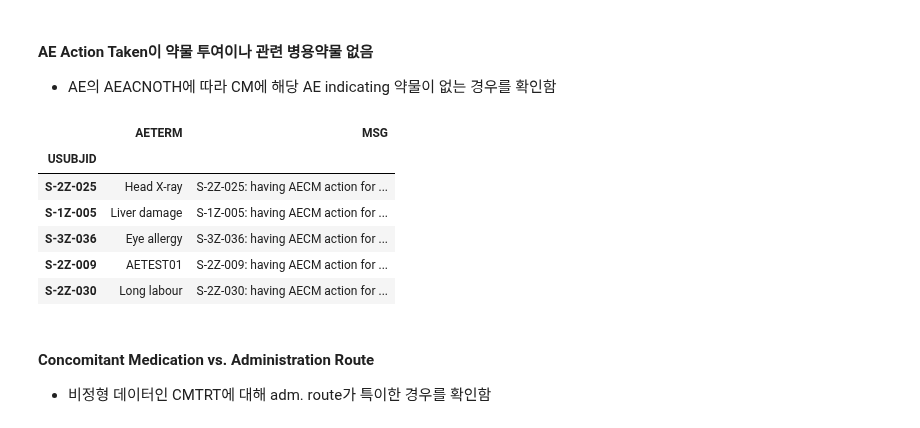
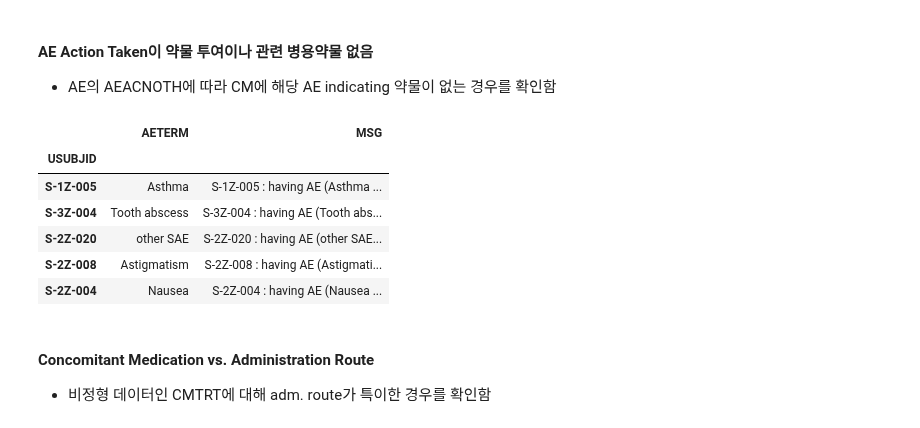
Before and after one commit to beeseosil/pub, a Jupyter notebook: ct/dmc.ipynb, the cells around one changed output. Drawn from its saved outputs; the diff is of its cells as text; code cells hidden in the pictures.

```diff
--- a/ct/dmc.ipynb
+++ b/ct/dmc.ipynb
@@ -298,30 +298,40 @@ sael.set_index(["USUBJID"]).sample(5)
 # %%
 _=sas.submit("""
 proc sql;
-create table AECM as
-select distinct SUBJID as USUBJID,AETERM,
-""||trim(SUBJID)||": having AECM action for AE ("||trim(AETERM)||") without CM" as MSG
-from CUBEDEMO.AE as AE
-left join (
-    select SUBJID as USUBJID,
-    substr(CMINDCAE,3) as CMINDCAE,
-    CMTRT from CUBEDEMO.CM ) as CM
-on (AE.AETERM=CM.CMINDCAE and AE.SUBJID=CM.USUBJID)
-where (AE.AEACNOTH in (2,4) and CMINDCAE is null)
-order by USUBJID
+create view _AECM as
+	select distinct SUBJID as USUBJID,
+	AETERM,
+	cats(SUBJID,"_",AETERM) as IDX
+	from CUBEDEMO.AE
+	where AEACNOTH in (2,4)
+	order by IDX
+;
+create view _CMAE as
+    select distinct SUBJID as USUBJID,
+    substr(CMINDCAE,3) as AETERM,
+    cats(SUBJID,"_",substr(CMINDCAE,3)) as IDX
+    from CUBEDEMO.CM
+    where CMINDCAE is not null and CMTRT is not null
+    order by IDX
+;
+create view AEWOCM as
+	select USUBJID,AETERM,
+	""||USUBJID||": having AE ("||AETERM||") with CM taken without corresponding CM" as MSG
+	from _AECM
+	where IDX not in (select IDX from _CMAE)
 ;
 run;
 """)
-aecm=sas.sd2df("AECM").set_index("USUBJID")
-aecm.sample(5)
+aewocm=sas.sd2df("AEWOCM").set_index("USUBJID")
+aewocm.sample(5)
 # %% [output]
 |  | AETERM | MSG |
 | USUBJID |  |  |
-| S-2Z-025 | Head X-ray | S-2Z-025: having AECM action for ... |
-| S-1Z-005 | Liver damage | S-1Z-005: having AECM action for ... |
-| S-3Z-036 | Eye allergy | S-3Z-036: having AECM action for ... |
-| S-2Z-009 | AETEST01 | S-2Z-009: having AECM action for ... |
-| S-2Z-030 | Long labour | S-2Z-030: having AECM action for ... |
+| S-1Z-005 | Asthma | S-1Z-005 : having AE (Asthma ... |
+| S-3Z-004 | Tooth abscess | S-3Z-004 : having AE (Tooth abs... |
+| S-2Z-020 | other SAE | S-2Z-020 : having AE (other SAE... |
+| S-2Z-008 | Astigmatism | S-2Z-008 : having AE (Astigmati... |
+| S-2Z-004 | Nausea | S-2Z-004 : having AE (Nausea ... |
 # %% [markdown]
 #### Concomitant Medication vs. Administration Route
 * 비정형 데이터인 CMTRT에 대해 adm. route가 특이한 경우를 확인함
```
Also changed, not shown: parts of 4 cells of this notebook.
